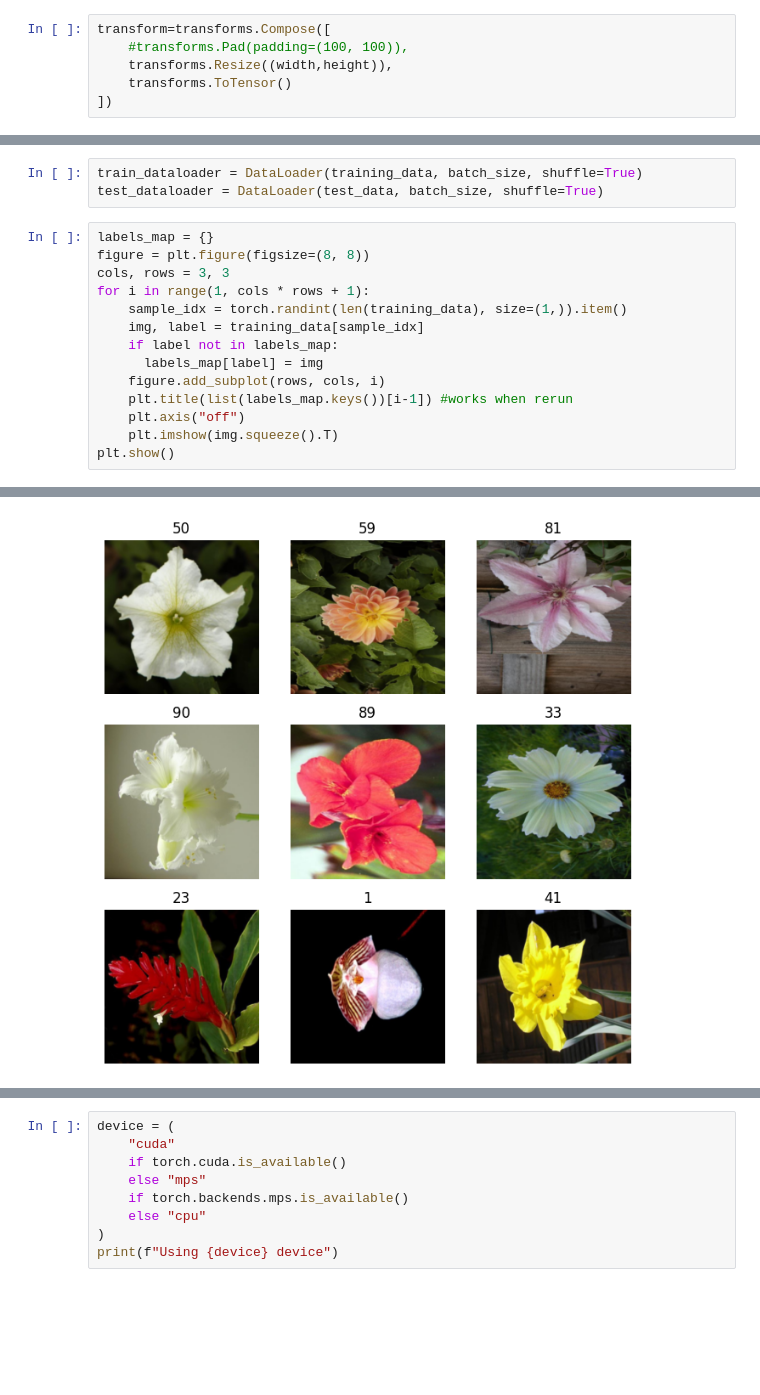
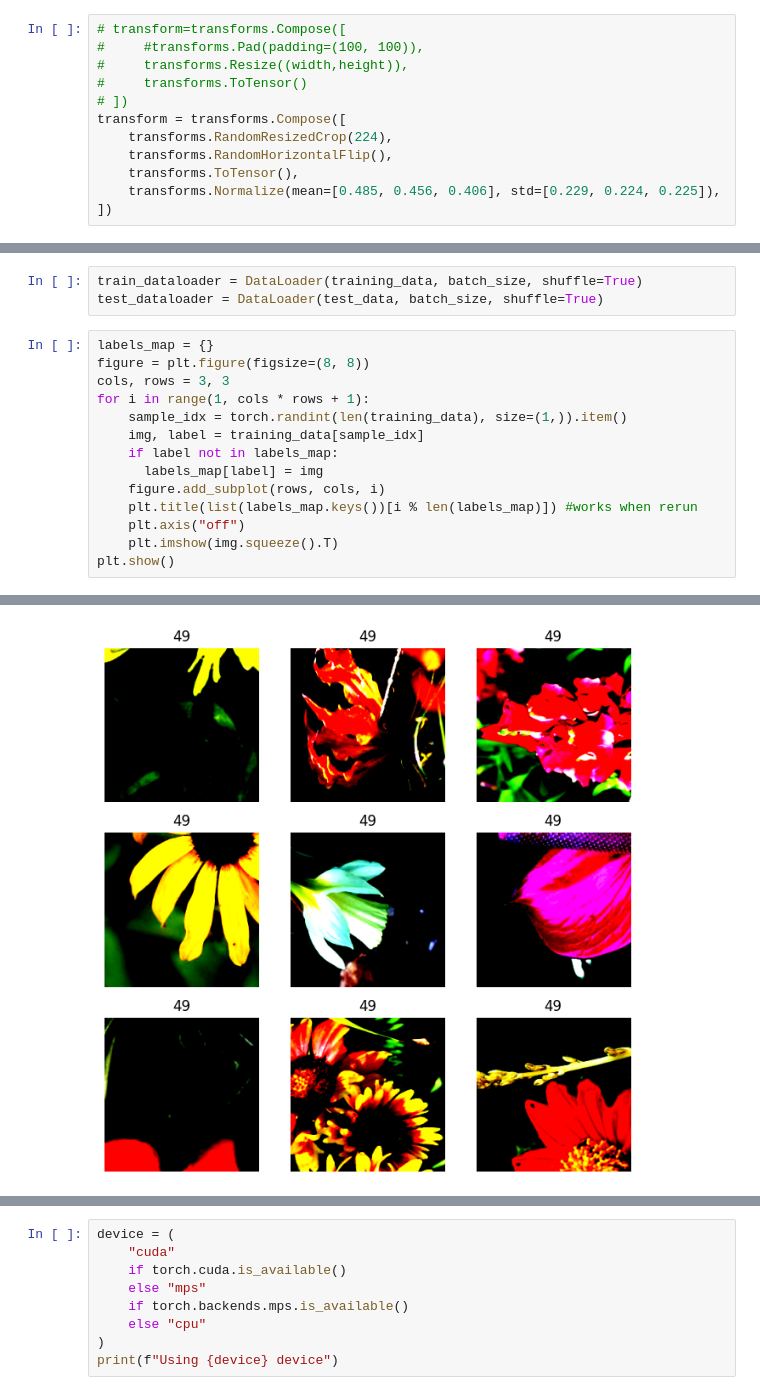
Before and after one commit to Se1towo/IMLO_Exam, a Jupyter notebook: IMLO_NN.ipynb, the cells around one changed output, grey strips where cells are left out. Drawn from its saved outputs; the diff is of its cells as text; blank space fills up the shorter version.

```diff
--- a/IMLO_NN.ipynb
+++ b/IMLO_NN.ipynb
@@ -18,10 +18,16 @@ import csv
 width = 224
 height = 224
 # %%
-transform=transforms.Compose([
-    #transforms.Pad(padding=(100, 100)),
-    transforms.Resize((width,height)),
-    transforms.ToTensor()
+# transform=transforms.Compose([
+#     #transforms.Pad(padding=(100, 100)),
+#     transforms.Resize((width,height)),
+#     transforms.ToTensor()
+# ])
+transform = transforms.Compose([
+    transforms.RandomResizedCrop(224),
+    transforms.RandomHorizontalFlip(),
+    transforms.ToTensor(),
+    transforms.Normalize(mean=[0.485, 0.456, 0.406], std=[0.229, 0.224, 0.225]),
 ])
 # %%
 training_data = datasets.Flowers102(
@@ -54,7 +65,7 @@ for i in range(1, cols * rows + 1):
     if label not in labels_map:
       labels_map[label] = img
     figure.add_subplot(rows, cols, i)
-    plt.title(list(labels_map.keys())[i-1]) #works when rerun
+    plt.title(list(labels_map.keys())[i % len(labels_map)]) #works when rerun
     plt.axis("off")
     plt.imshow(img.squeeze().T)
 plt.show()
@@ -62,4 +82,4 @@ plt.show()
-[figure, old version]
+[figure, new version]
 # %%
 train_features, train_labels = next(iter(train_dataloader))
 print(f"Feature batch shape: {train_features.size()}")
```
Also changed, not shown: parts of 8 cells of this notebook.
